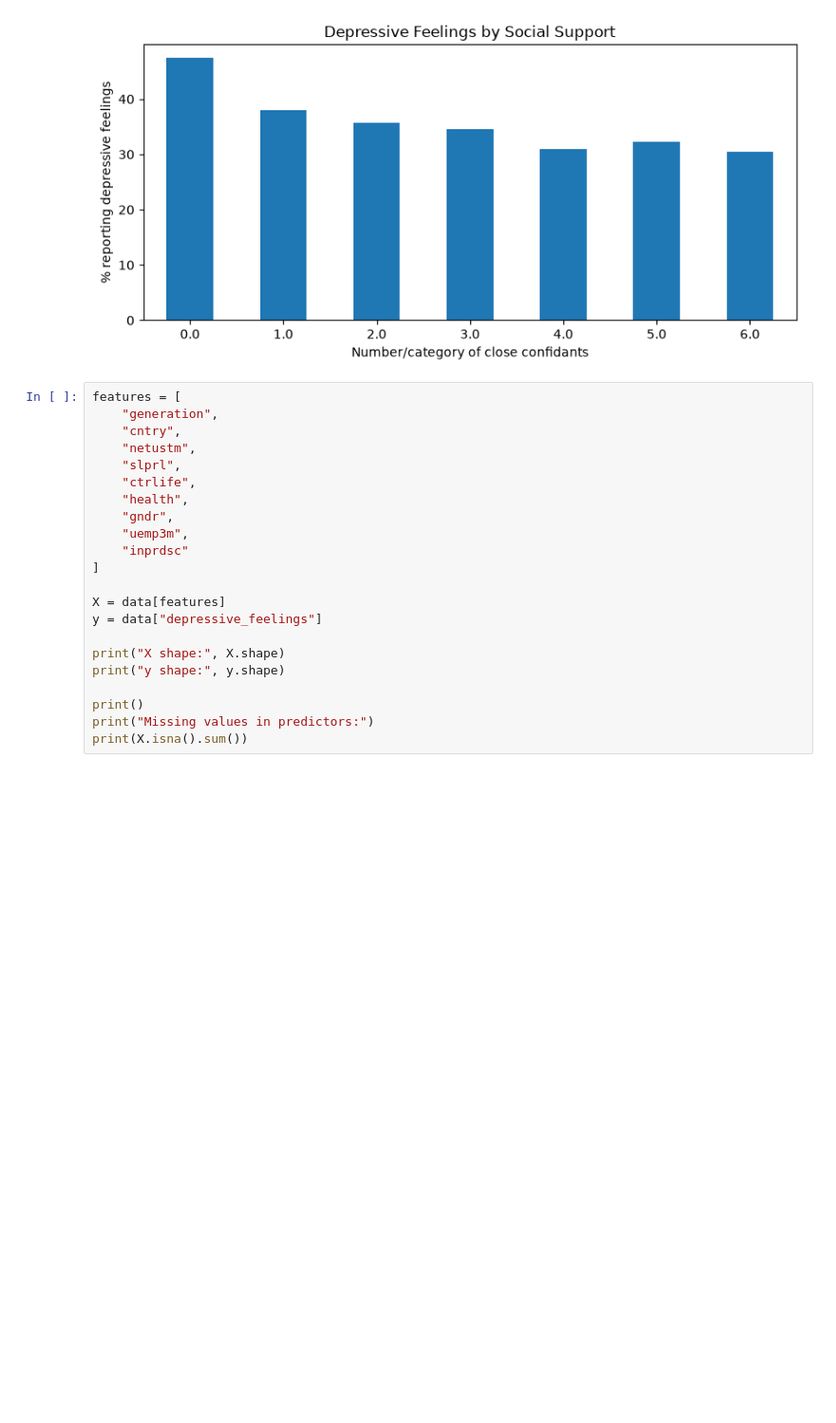
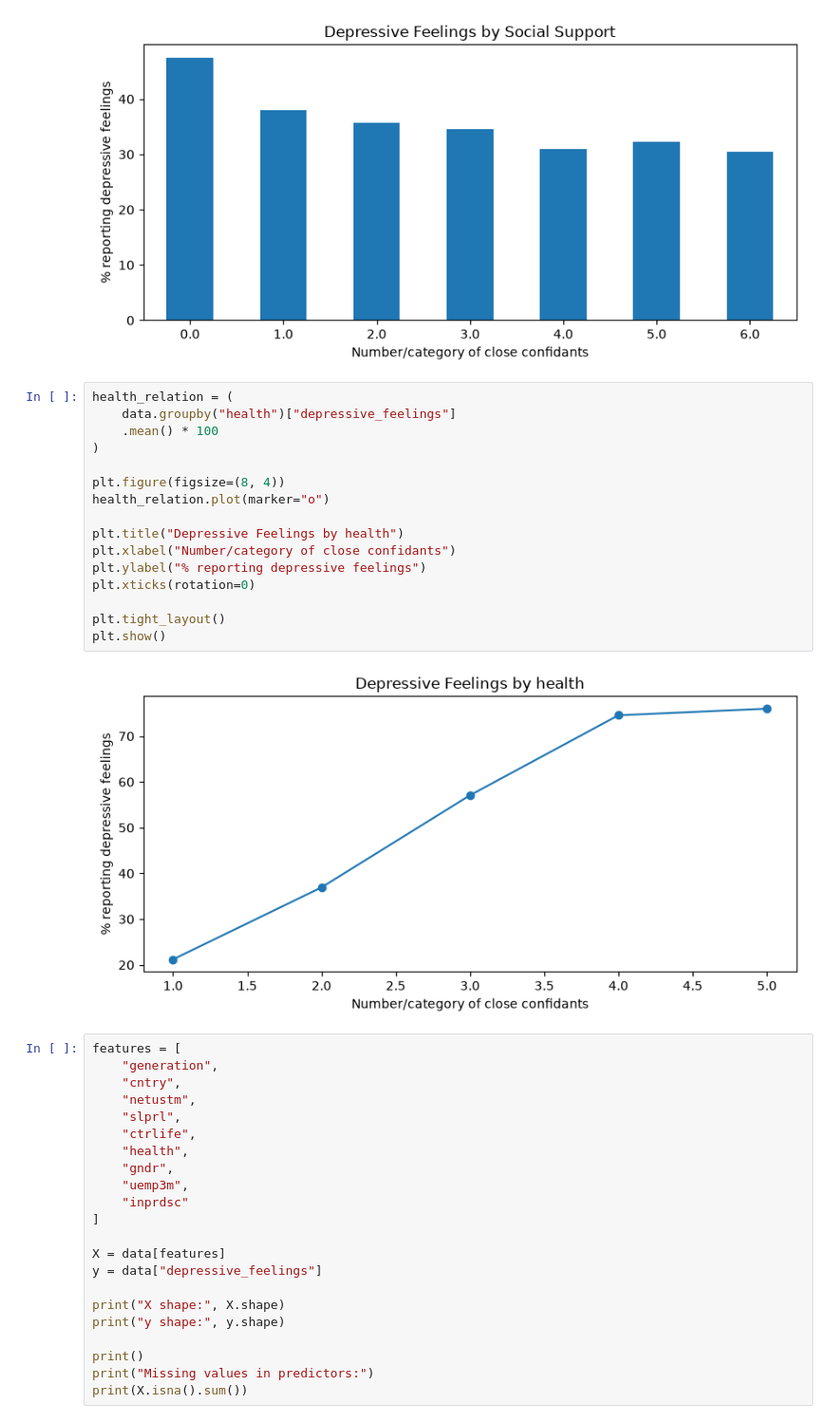
Before and after one commit to nazaninfallahh/DS_GroupProject, a Jupyter notebook: modeling.ipynb, the cells around one changed output. Shown at 95% size. Cells and saved outputs as stored; diff of their text form; blank space fills up the shorter version.

```diff
--- a/modeling.ipynb
+++ b/modeling.ipynb
@@ -142,6 +145,24 @@ plt.tight_layout()
 plt.show()
 # %% [output]
 [figure]
+# %%
+health_relation = (
+    data.groupby("health")["depressive_feelings"]
+    .mean() * 100
+)
+
+plt.figure(figsize=(8, 4))
+health_relation.plot(marker="o")
+
+plt.title("Depressive Feelings by health")
+plt.xlabel("Number/category of close confidants")
+plt.ylabel("% reporting depressive feelings")
+plt.xticks(rotation=0)
+
+plt.tight_layout()
+plt.show()
+# %% [output]
+[figure, added]
 # %%
 features = [
     "generation",
```
Also changed, not shown: parts of 3 cells of this notebook, 5 other files.
